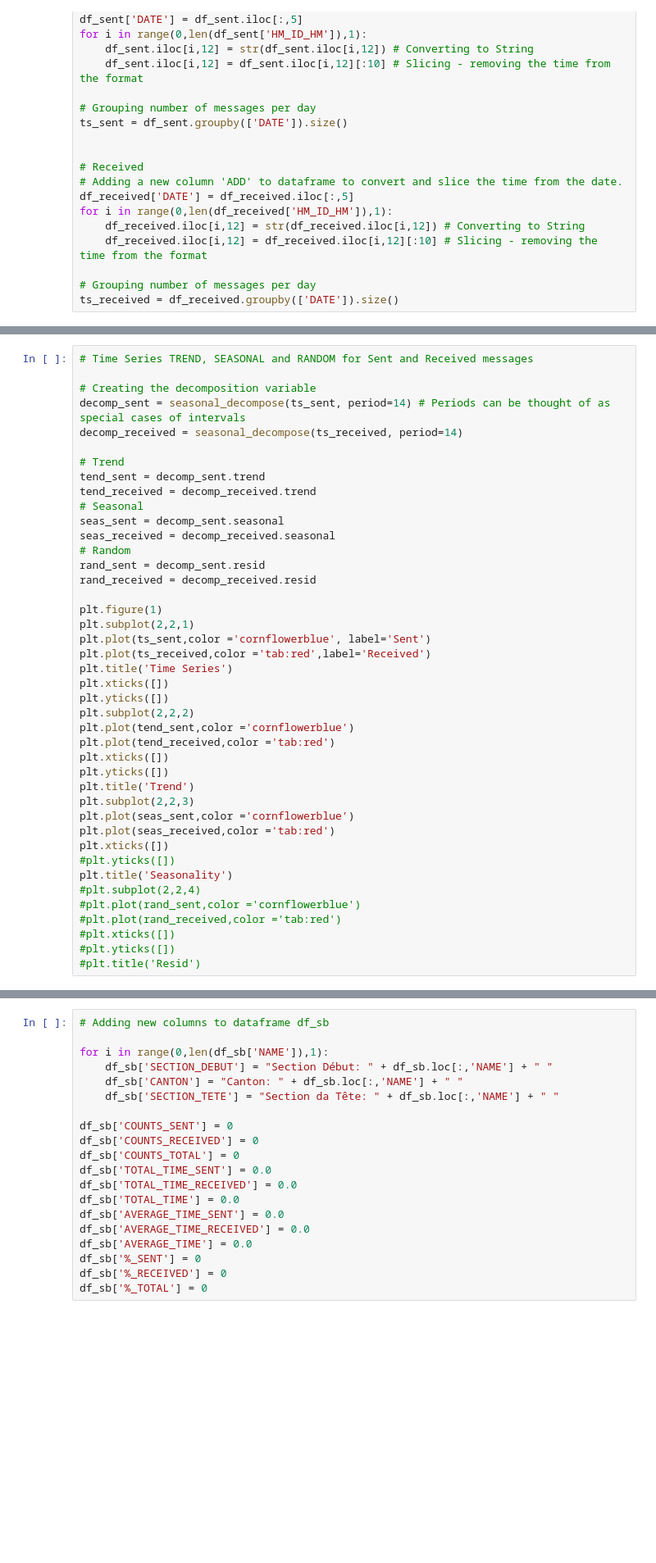
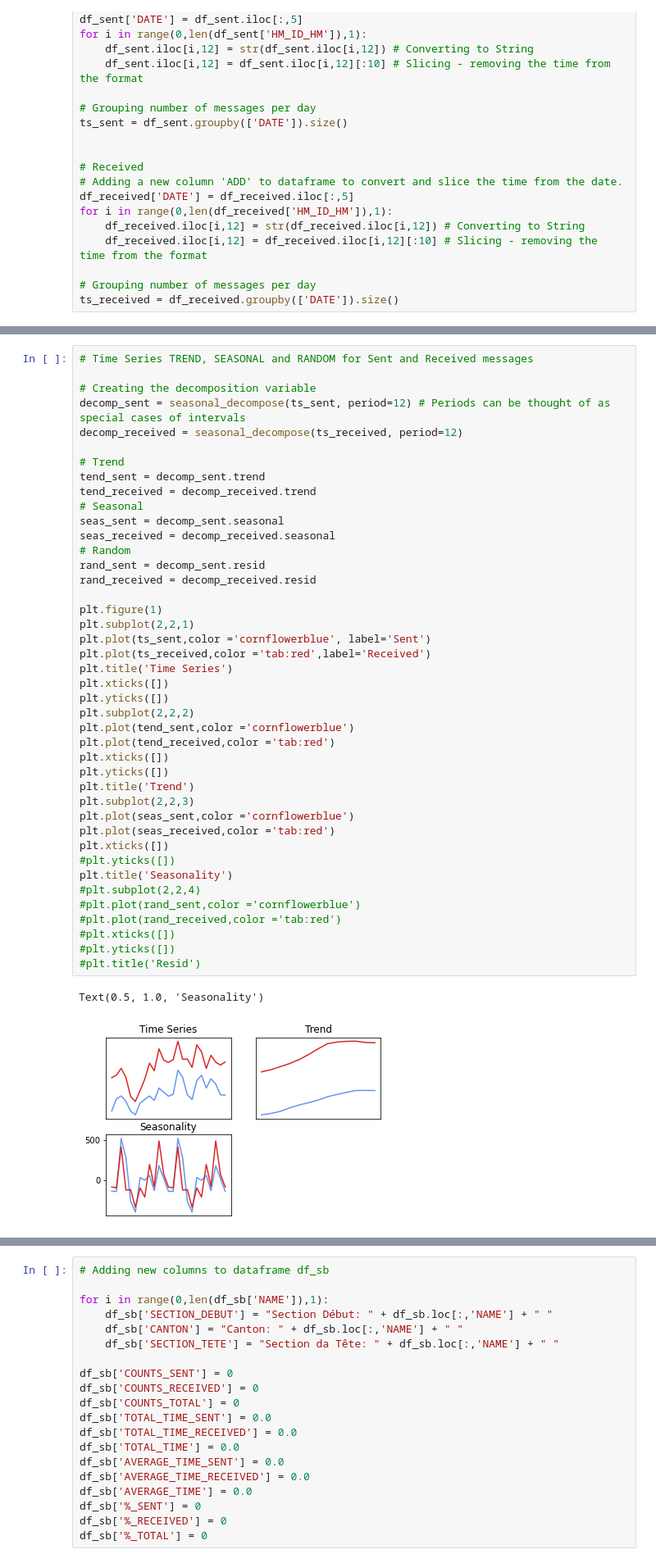
Before and after one commit to dacoster90/Communication-Analyzer, a Jupyter notebook: messages_analysis_january2021.ipynb, the cells around one changed output, grey strips where cells are left out. Shown at 82% size. Drawn from its saved outputs; the diff is of its cells as text; blank space fills up the shorter version.

```diff
--- a/messages_analysis_january2021.ipynb
+++ b/messages_analysis_january2021.ipynb
@@ -188,8 +209,8 @@ plt.legend(loc='best')
 # Time Series TREND, SEASONAL and RANDOM for Sent and Received messages
 
 # Creating the decomposition variable
-decomp_sent = seasonal_decompose(ts_sent, period=14) # Periods can be thought of as special cases of intervals
-decomp_received = seasonal_decompose(ts_received, period=14)
+decomp_sent = seasonal_decompose(ts_sent, period=12) # Periods can be thought of as special cases of intervals
+decomp_received = seasonal_decompose(ts_received, period=12)
 
 # Trend
 tend_sent = decomp_sent.trend
@@ -199,33 +220,36 @@ seas_sent = decomp_sent.seasonal
 seas_received = decomp_received.seasonal
 # Random
 rand_sent = decomp_sent.resid
 rand_received = decomp_received.resid
 
 plt.figure(1)
 plt.subplot(2,2,1)
 plt.plot(ts_sent,color ='cornflowerblue', label='Sent')
 plt.plot(ts_received,color ='tab:red',label='Received')
 plt.title('Time Series')
 plt.xticks([])
 plt.yticks([])
 plt.subplot(2,2,2)
 plt.plot(tend_sent,color ='cornflowerblue')
 plt.plot(tend_received,color ='tab:red')
 plt.xticks([])
 plt.yticks([])
 plt.title('Trend')
 plt.subplot(2,2,3)
 plt.plot(seas_sent,color ='cornflowerblue')
 plt.plot(seas_received,color ='tab:red')
 plt.xticks([])
 #plt.yticks([])
 plt.title('Seasonality')
 #plt.subplot(2,2,4)
 #plt.plot(rand_sent,color ='cornflowerblue')
 #plt.plot(rand_received,color ='tab:red')
 #plt.xticks([])
 #plt.yticks([])
 #plt.title('Resid')
+# %% [output]
+Text(0.5, 1.0, 'Seasonality')
+[figure, added]
 # %%
 # Filter Part II
 
```
Also changed, not shown: parts of 22 cells of this notebook, 2 other files.
